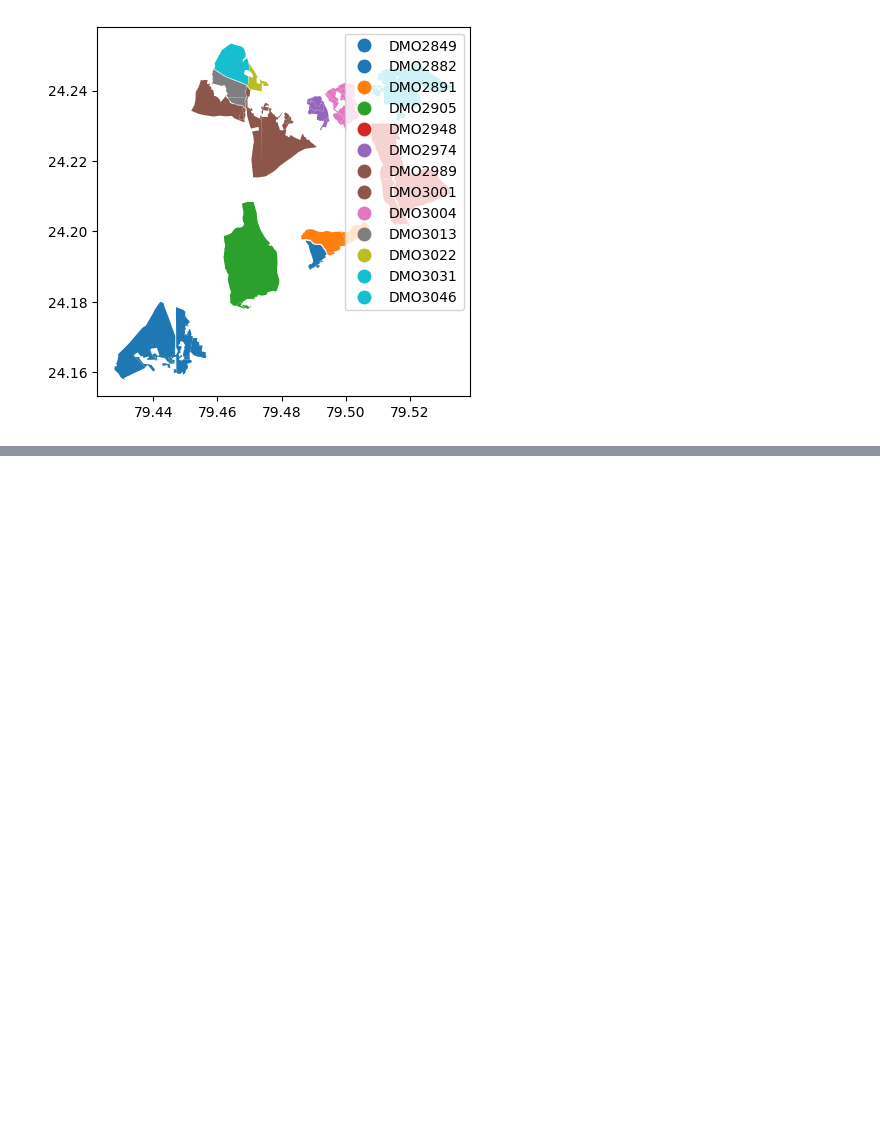
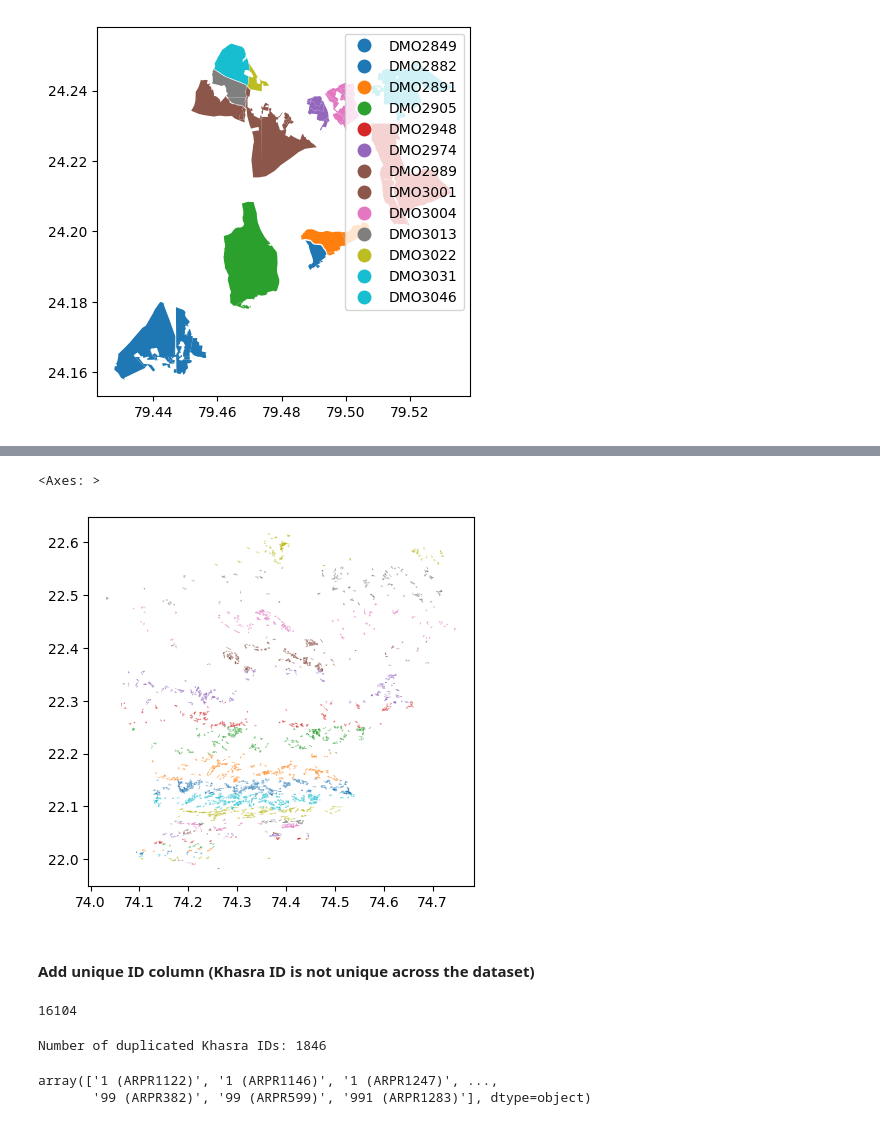
Before and after one commit to IDinsight/idinsight-solar-parks, a Jupyter notebook: notebooks/solar_parks_01_preprocessing.ipynb, the cells around one changed output, grey strips where cells are left out. Saved outputs shown, nothing was run; the diff lists cells and outputs as text; code cells hidden in the pictures; blank space fills up the shorter version.

```diff
--- a/notebooks/solar_parks_01_preprocessing.ipynb
+++ b/notebooks/solar_parks_01_preprocessing.ipynb
@@ -1346,0 +1825,11 @@ save_shapefiles(
+# %%
+alirajpur_khasra_gdf.plot(column="Patch Name")
+# %% [output]
+<Axes: >
+[figure, added]
+# %% [markdown]
+#### Add unique ID column (Khasra ID is not unique across the dataset)
+# %%
+alirajpur_khasra_gdf["Khasra ID"].duplicated().sum()
+# %% [output]
+16104
@@ -1346,0 +1840,16 @@ save_shapefiles(
+# %%
+# without the "add_suffix_to_duplicates()" function, we can see the duplicates
+dups = alirajpur_khasra_gdf[
+    alirajpur_khasra_gdf["Khasra ID (Unique)"].duplicated(keep=False)
+].sort_values("Khasra ID (Unique)")
+dups["number"] = range(len(dups))
+
+duplicated_khasraID_list = dups["Khasra ID (Unique)"].unique()
+print("Number of duplicated Khasra IDs:", len(duplicated_khasraID_list))
+# %% [output]
+Number of duplicated Khasra IDs: 1846
+# %%
+duplicated_khasraID_list
+# %% [output]
+array(['1 (ARPR1122)', '1 (ARPR1146)', '1 (ARPR1247)', ...,
+       '99 (ARPR382)', '99 (ARPR599)', '991 (ARPR1283)'], dtype=object)
```
Also changed, not shown: parts of 77 cells of this notebook.
